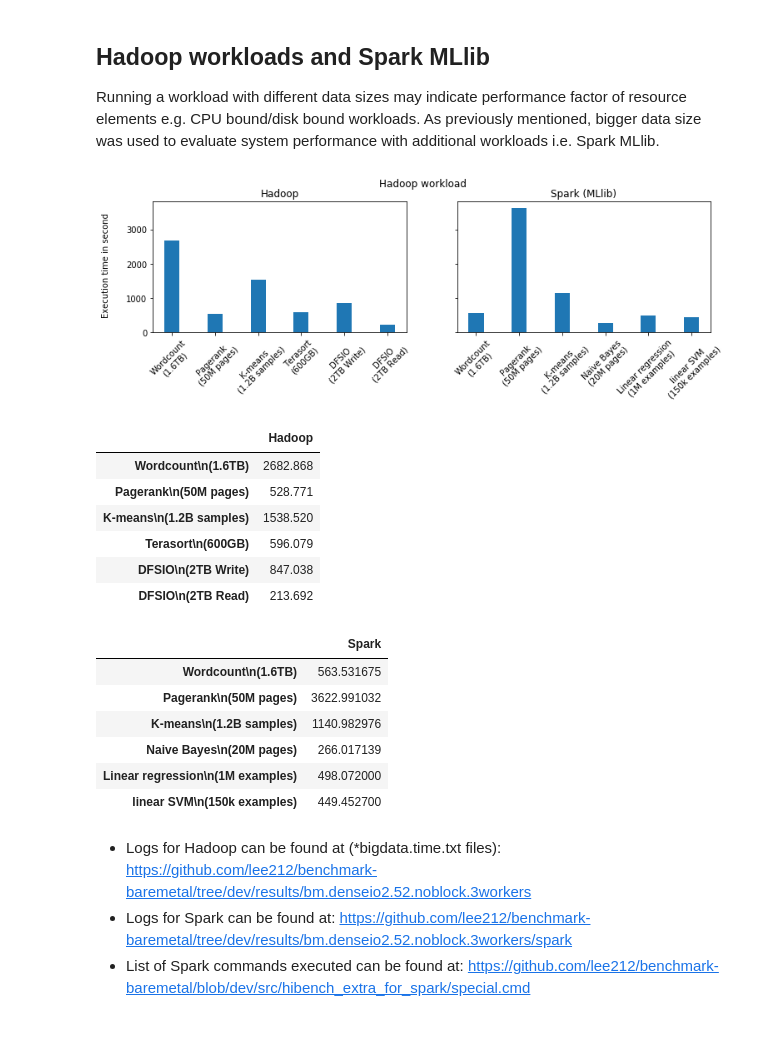
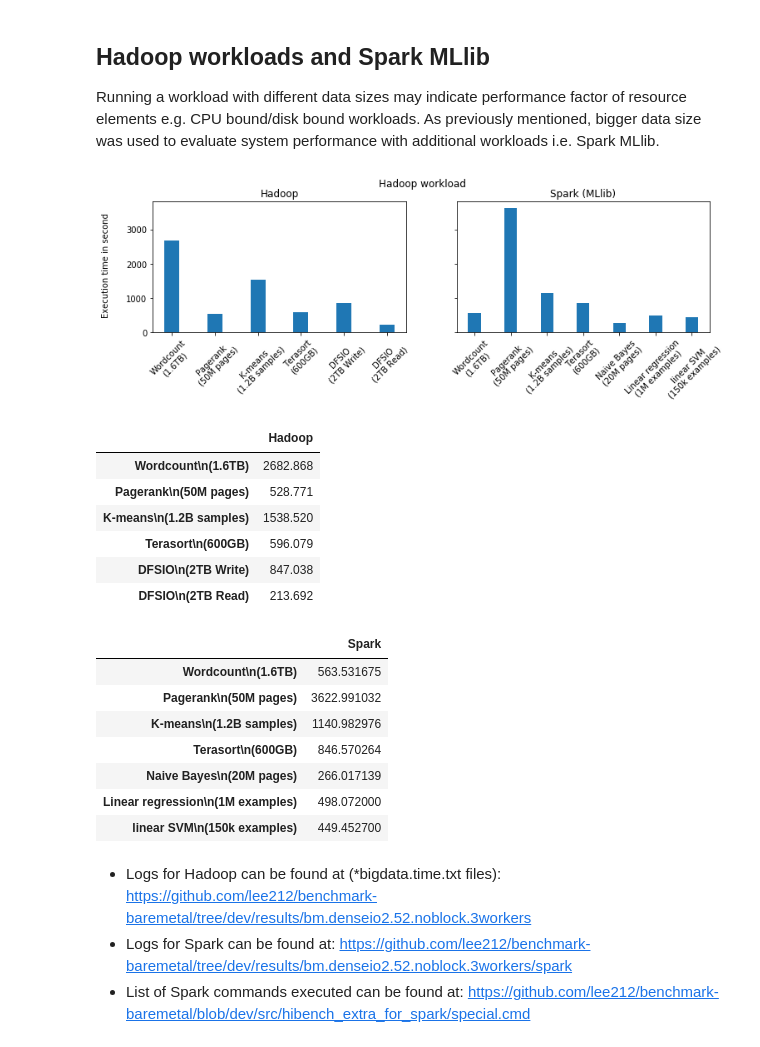
Before and after one commit to lee212/benchmark-baremetal, a Jupyter notebook: oci baremetal benchmark v1.ipynb, the cells around one changed output. Cells and saved outputs as stored; diff of their text form; code cells hidden in the pictures.

Commit message:
terasort on spark

```diff
--- a/oci baremetal benchmark v1.ipynb
+++ b/oci baremetal benchmark v1.ipynb
@@ -221,36 +221,37 @@ Running a workload with different data sizes may indicate performance factor of
 # %%
 # wordcount, pagerank, kmeans, terasort, dfsio write, dfsio read
 hadoop_index = ('Wordcount\n(1.6TB)', 'Pagerank\n(50M pages)', 'K-means\n(1.2B samples)', 'Terasort\n(600GB)', 'DFSIO\n(2TB Write)', "DFSIO\n(2TB Read)")
 bigdata_elapsed = (44 * 60 + 42.868, 8 * 60 + 48.771, 25 * 60 + 38.52, 9 * 60 + 56.079, 847.038, 213.692)
 # wordcount-spark, pagerank-spark,  kmeans-spark, bayes, linear, svm,
-spark_index = ('Wordcount\n(1.6TB)', 'Pagerank\n(50M pages)', 'K-means\n(1.2B samples)', 'Naive Bayes\n(20M pages)', "Linear regression\n(1M examples)", "linear SVM\n(150k examples)")
-bigdata_elapsed_spark = (563.531674862, 3622.99103212, 1140.98297596, 266.017138958, 498.0720, 449.4527)
+spark_index = ('Wordcount\n(1.6TB)', 'Pagerank\n(50M pages)', 'K-means\n(1.2B samples)', 'Terasort\n(600GB)', 'Naive Bayes\n(20M pages)', "Linear regression\n(1M examples)", "linear SVM\n(150k examples)")
+bigdata_elapsed_spark = (563.531674862, 3622.99103212, 1140.98297596, 846.570264101, 266.017138958, 498.0720, 449.4527)
 ind = np.arange(len(bigdata_elapsed))
+ind2 = np.arange(len(bigdata_elapsed_spark))
 
 fig, axs = plt.subplots(1, 2, figsize=(12, 3),sharex=False, sharey=True)
 fig.suptitle("Hadoop workload")
 fig.subplots_adjust(top=0.85, hspace=0.5)
 fig.text(0.06, 0.5, 'Execution time in second', ha='center', va='center', rotation='vertical')
 
 width = 0.35
 idx=0
 axs[idx].bar(ind, bigdata_elapsed, width)
 axs[idx].set_title('Hadoop')
 axs[idx].set_xticks(ind)
 axs[idx].set_xticklabels(hadoop_index, rotation=45)
 
 idx=1
-axs[idx].bar(ind, bigdata_elapsed_spark, width)
+axs[idx].bar(ind2, bigdata_elapsed_spark, width)
 axs[idx].set_title('Spark (MLlib)')
-axs[idx].set_xticks(ind)
+axs[idx].set_xticks(ind2)
 axs[idx].set_xticklabels(spark_index, rotation=45)
 plt.show()
 
 df_hadoop = pd.DataFrame({'Hadoop': bigdata_elapsed}, index=hadoop_index)
 df_spark = pd.DataFrame({'Spark': bigdata_elapsed_spark}, index=spark_index)
 display(df_hadoop, df_spark)
 # %% [output]
-[figure, old version]
+[figure, new version]
 |  | Hadoop |
 | Wordcount\n(1.6TB) | 2682.868 |
 | Pagerank\n(50M pages) | 528.771 |
@@ -262,6 +263,7 @@ display(df_hadoop, df_spark)
 | Wordcount\n(1.6TB) | 563.531675 |
 | Pagerank\n(50M pages) | 3622.991032 |
 | K-means\n(1.2B samples) | 1140.982976 |
+| Terasort\n(600GB) | 846.570264 |
 | Naive Bayes\n(20M pages) | 266.017139 |
 | Linear regression\n(1M examples) | 498.072000 |
 | linear SVM\n(150k examples) | 449.452700 |
```
